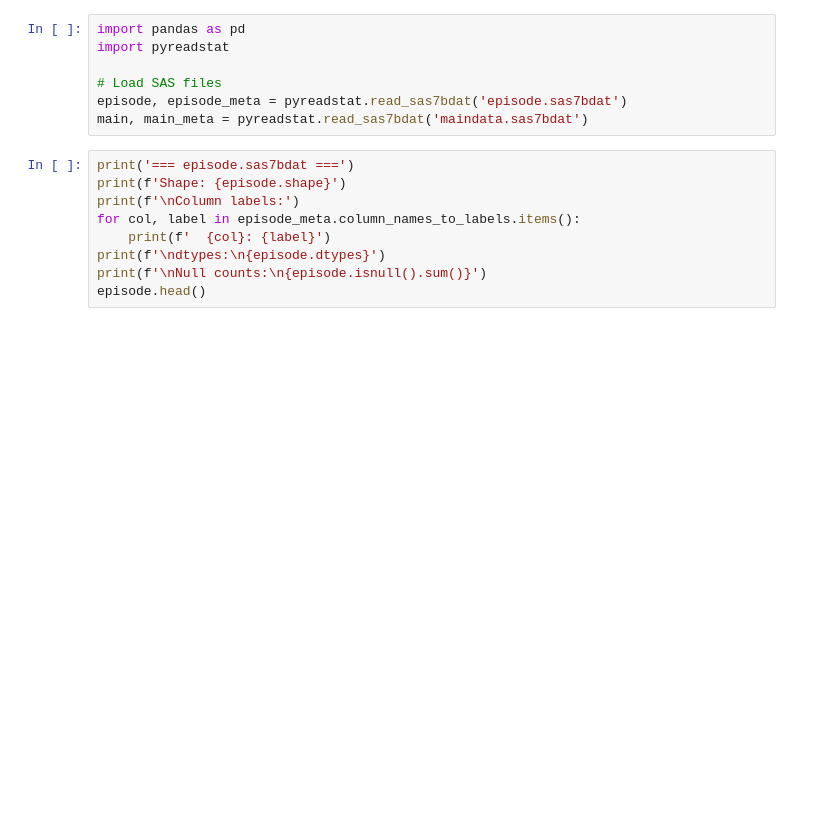
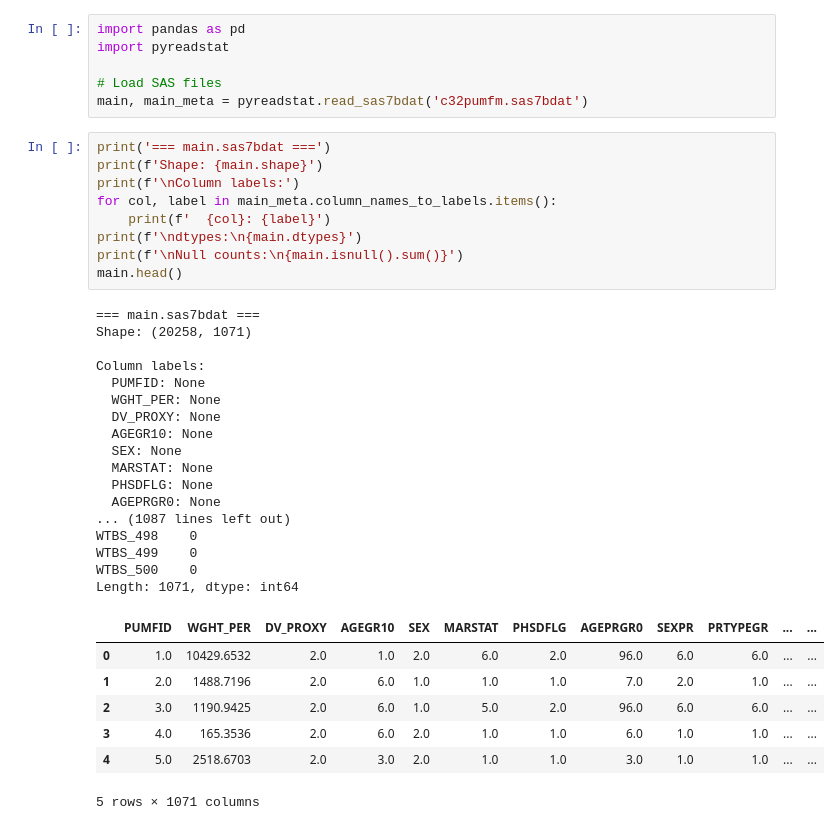
Before and after one commit to codedbydawn/DataQuest-2026-Caregiver, a Jupyter notebook: src/eda.ipynb, the cells around one changed output. Drawn from its saved outputs; the diff is of its cells as text; blank space fills up the shorter version.

```diff
--- a/src/eda.ipynb
+++ b/src/eda.ipynb
@@ -3,14 +3,38 @@ import pandas as pd
 import pyreadstat
 
 # Load SAS files
-episode, episode_meta = pyreadstat.read_sas7bdat('episode.sas7bdat')
-main, main_meta = pyreadstat.read_sas7bdat('maindata.sas7bdat')
+main, main_meta = pyreadstat.read_sas7bdat('c32pumfm.sas7bdat')
 # %%
-print('=== episode.sas7bdat ===')
-print(f'Shape: {episode.shape}')
+print('=== main.sas7bdat ===')
+print(f'Shape: {main.shape}')
 print(f'\nColumn labels:')
-for col, label in episode_meta.column_names_to_labels.items():
+for col, label in main_meta.column_names_to_labels.items():
     print(f'  {col}: {label}')
-print(f'\ndtypes:\n{episode.dtypes}')
-print(f'\nNull counts:\n{episode.isnull().sum()}')
-episode.head()
+print(f'\ndtypes:\n{main.dtypes}')
+print(f'\nNull counts:\n{main.isnull().sum()}')
+main.head()
+# %% [output]
+=== main.sas7bdat ===
+Shape: (20258, 1071)
+
+Column labels:
+  PUMFID: None
+  WGHT_PER: None
+  DV_PROXY: None
+  AGEGR10: None
+  SEX: None
+  MARSTAT: None
+  PHSDFLG: None
+  AGEPRGR0: None
+... (1087 lines left out)
+WTBS_498    0
+WTBS_499    0
+WTBS_500    0
+Length: 1071, dtype: int64
+|  | PUMFID | WGHT_PER | DV_PROXY | AGEGR10 | SEX | MARSTAT | PHSDFLG | AGEPRGR0 | SEXPR | PRTYPEGR | ... | ... |
+| 0 | 1.0 | 10429.6532 | 2.0 | 1.0 | 2.0 | 6.0 | 2.0 | 96.0 | 6.0 | 6.0 | ... | ... |
+| 1 | 2.0 | 1488.7196 | 2.0 | 6.0 | 1.0 | 1.0 | 1.0 | 7.0 | 2.0 | 1.0 | ... | ... |
+| 2 | 3.0 | 1190.9425 | 2.0 | 6.0 | 1.0 | 5.0 | 2.0 | 96.0 | 6.0 | 6.0 | ... | ... |
+| 3 | 4.0 | 165.3536 | 2.0 | 6.0 | 2.0 | 1.0 | 1.0 | 6.0 | 1.0 | 1.0 | ... | ... |
+| 4 | 5.0 | 2518.6703 | 2.0 | 3.0 | 2.0 | 1.0 | 1.0 | 3.0 | 1.0 | 1.0 | ... | ... |
+5 rows × 1071 columns
```
Also changed, not shown: parts of 4 cells of this notebook.
